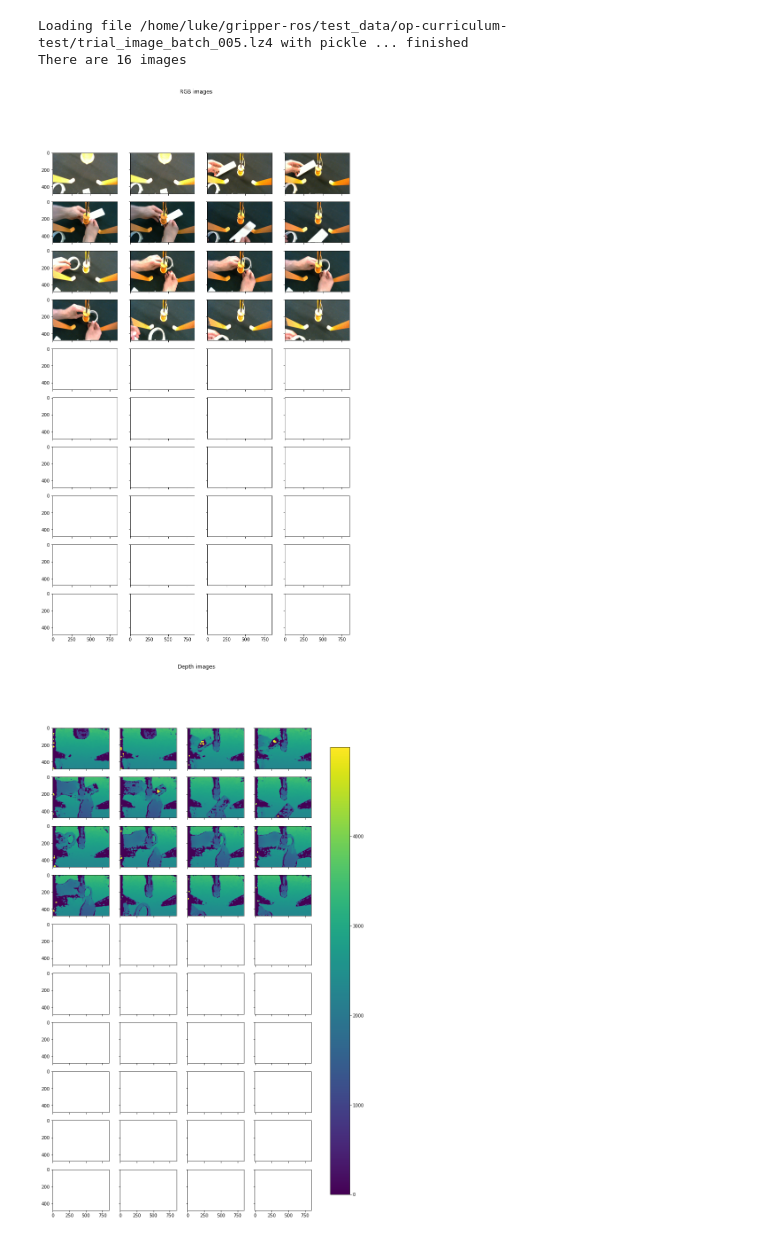
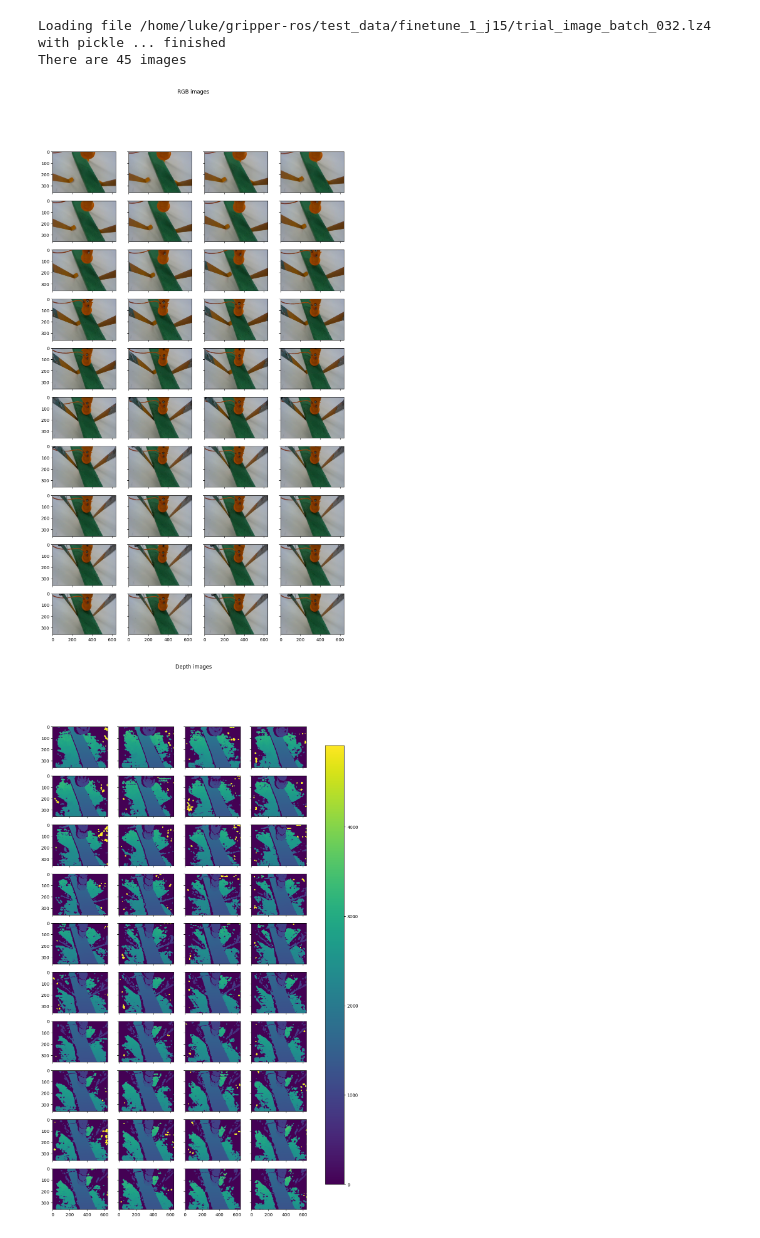
Before and after one commit to lukebeddow/gripper-ros, a Jupyter notebook: rl/gripper_dqn/scripts/explore_test_data.ipynb, the cells around one changed output. Saved outputs shown, nothing was run; the diff lists cells and outputs as text; code cells hidden in the pictures.

```diff
--- a/rl/gripper_dqn/scripts/explore_test_data.ipynb
+++ b/rl/gripper_dqn/scripts/explore_test_data.ipynb
@@ -20,7 +20,7 @@ from grasp_test_data import GraspTestData
 data_explorer = GraspTestData()
 
 # enter folder and load test data
-test_name = "op-curriculum-test"
+test_name = "finetune_1_j15"
 saver.enter_folder(test_name)
 try:
   testdata = saver.load(id=None, filenamestarts="test_data", suffix_numbering=True)
@@ -134,21 +164,25 @@ if False:
 # %%
 # explore raw network inputs
-trial = -1
-start_step = 50
+trial = 32
+start_step = 0
 num_steps_to_print = "all" # use "all" for every step
 
 # do we load a model? Try to avoid reload
-force_reload = False
-if "model" not in globals() or force_reload:
-  from TrainDQN import TrainDQN
-  model = TrainDQN(log_level=0)
-  model.modelsaver = saver
-  model.load(filestarts="dqn_model", numbered=False)
+# force_reload = True
+# if "model" not in globals() or force_reload:
+from TrainingManager import TrainingManager
+tm = TrainingManager(log_level=0)
+tm.trainer = tm.make_trainer()
+tm.trainer.env = tm.make_env(load=False)
+tm.trainer.modelsaver = saver
+tm.trainer.load(test_name)
+model = tm.trainer
 
 # print an observation table
+print("\nPreparing to print a table of observations:\n")
 
 # get observation info
-info = model.env.mj.debug_observation(testdata.trials[0].steps[0].state_vector)
+info = model.env.mj.debug_observation(testdata.trials[0].steps[0].state_vector, False)
 if info.startswith("INVALID"): print(info)
 
 # parse info to get sensor names and n samples (last element is observation length)
@@ -217,6 +251,6 @@ for i in range(start_step, start_step + num_steps_to_print):
   this_row = row_string.format(*testdata.trials[trial].steps[i].state_vector)
   print(row_prefix.format(i) + this_row)
 
-for i in range(start_step, start_step + num_steps_to_print):
-  print(testdata.trials[trial].steps[i].SI_state[3]) # raw data
+# for i in range(start_step, start_step + num_steps_to_print):
+#   print(testdata.trials[trial].steps[i].SI_state[3]) # raw data
 # %% [output]
@@ -240,12 +274,16 @@ for i in range(start_step, start_step + num_steps_to_print):
 # %%
 # prepare to load image data
-new_test = True
+new_test = False
 if new_test:
   test_name = "op-curriculum-test"
   saver.enter_folder(test_name)
 
+new_trial = False
+if new_trial:
+  trial = 0
+
 # extract the image data
-imagedata = saver.load(id=5, filenamestarts="trial_image_batch")
+imagedata = saver.load(id=trial, filenamestarts="trial_image_batch")
 image_list = imagedata.trials[0].images
 print("There are", len(image_list), "images")
 
@@ -264,37 +302,37 @@ depth_max = 5000
 
 # find minimum of minima & maximum of depth data
 dmin = 1e10
 dmax = -1e10
 for i in range(len(image_list)):
   this_min = np.min(image_list[i].depth[image_list[i].depth < depth_max])
   this_max = np.max(image_list[i].depth[image_list[i].depth < depth_max])
   if this_min < dmin: dmin = this_min
   if this_max > dmax: dmax = this_max
 
 for j in range(num_images):
   ix = j // cols
   iy = j % cols
   im1 = axs[ix][iy].imshow(image_list[j].rgb, aspect="auto")
   im2 = axs2[ix][iy].imshow(image_list[j].depth, vmin=dmin, vmax=dmax, aspect='auto', cmap="viridis")
 
 fig2.subplots_adjust(right=0.8)
 cbar_ax = fig2.add_axes([0.85, 0.15, 0.05, 0.7])
 fig2.colorbar(im2, cax=cbar_ax)
 
 fig.suptitle("RGB images")
 fig2.suptitle("Depth images")
 
 fig.set_size_inches((cols * 3, rows * 2))
 fig2.set_size_inches((cols * 3, rows * 2))
 
 fig.savefig("/home/luke/gripper-ros/test_data/demo_rgb_data.png")
 fig2.savefig("/home/luke/gripper-ros/test_data/demo_depth_data.png")
 plt.show()
 # %% [output]
-Loading file /home/luke/gripper-ros/test_data/op-curriculum-test/trial_image_batch_005.lz4 with pickle ... finished
-There are 16 images
+Loading file /home/luke/gripper-ros/test_data/finetune_1_j15/trial_image_batch_032.lz4 with pickle ... finished
+There are 45 images
-[figure, old version]
+[figure, new version]
-[figure, old version]
+[figure, new version]
 # %%
 im2.get_size()
 
```
Also changed, not shown: parts of 5 cells of this notebook, 1 other file.
